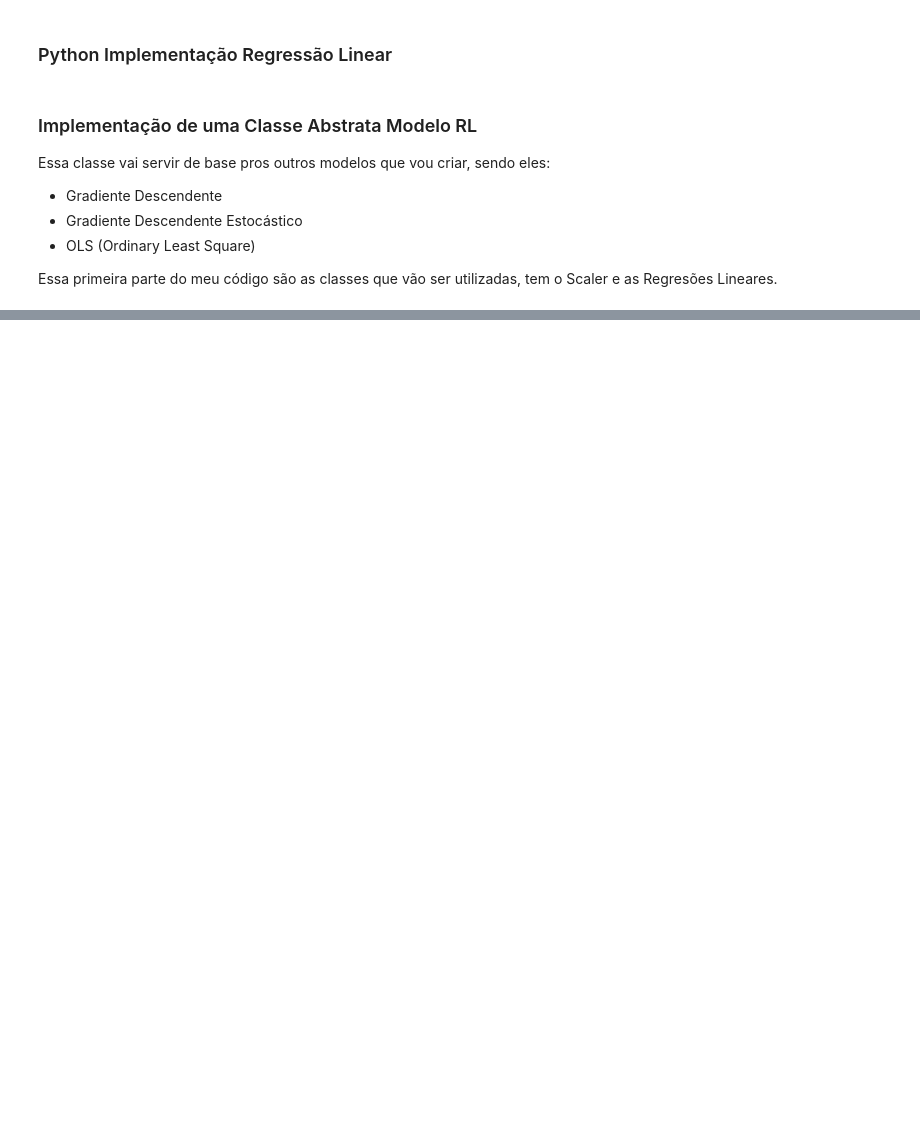
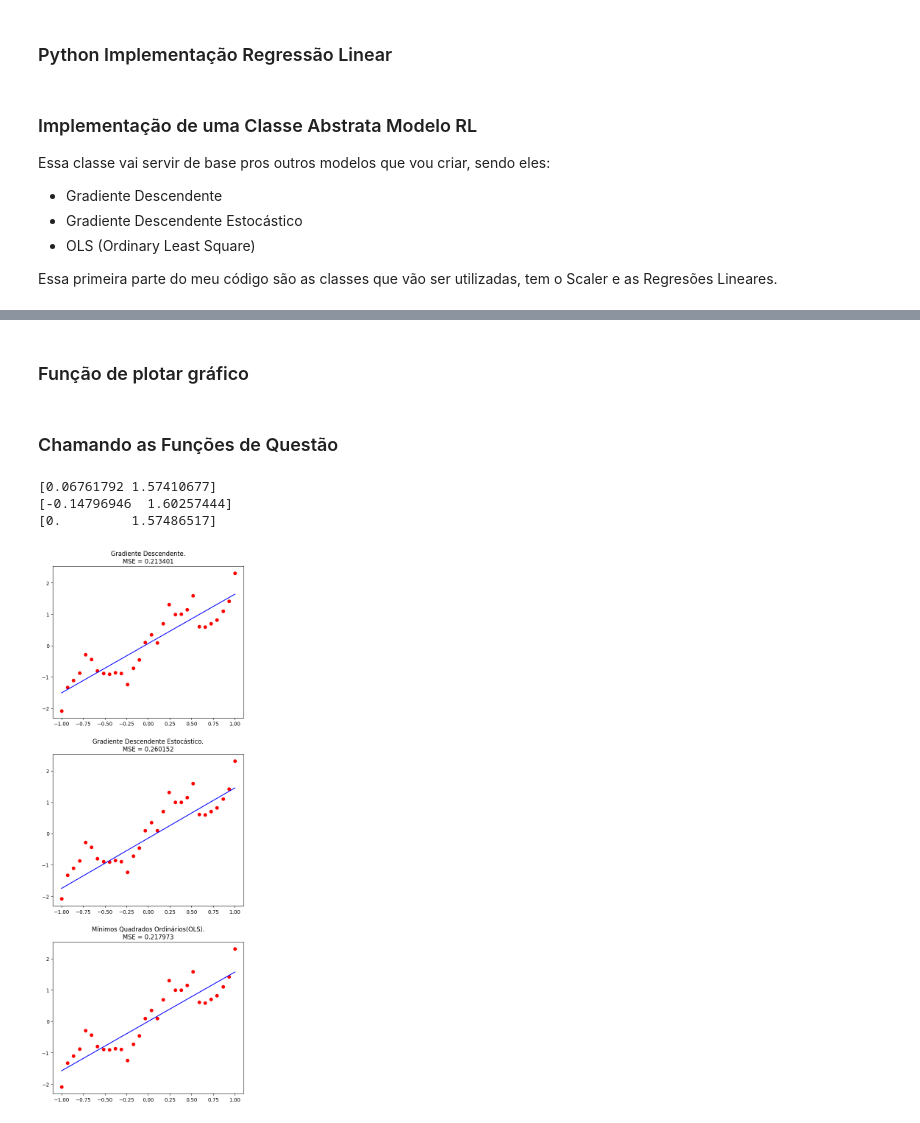
Before and after one commit to murilovpinheiro/LinearRegression, a Jupyter notebook: RegressaoLinear.ipynb, the cells around one changed output, grey strips where cells are left out. Drawn from its saved outputs; the diff is of its cells as text; code cells hidden in the pictures; blank space fills up the shorter version.

Commit message:
Organizando as saídas e melhorando o gráfico

```diff
--- a/RegressaoLinear.ipynb
+++ b/RegressaoLinear.ipynb
@@ -556,6 +563,8 @@ def questao2regularizada(data):
     #print(valorestreino)
     plotGraficos(valoresteste, valorestreino,
                  "Gráfico da Função Custo Regularizada RMSE - (Raiz do Erro Quadrado Médio)")
+# %% [markdown]
+### Função de plotar gráfico
 # %%
 import matplotlib.patches as mpatches
 def plotGraficos(valoresteste, valorestreino, title):
@@ -576,5 +591,11 @@ def plotGraficos(valoresteste, valorestreino, title):
     #funcao so para facilitar o plot dos gráficos.
+# %% [markdown]
+### Chamando as Funções de Questão
 # %%
-questao2(dataset2)
-questao2regularizada(dataset2)
-#acredito que teja pronto, ultima revisada tomorrow
+#Saida da Questão 1
+questao1(dataset)
+# %% [output]
+[0.06761792 1.57410677]
+[-0.14796946  1.60257444]
+[0.         1.57486517]
+[figure, added]
```
Also changed, not shown: parts of 6 cells of this notebook.
